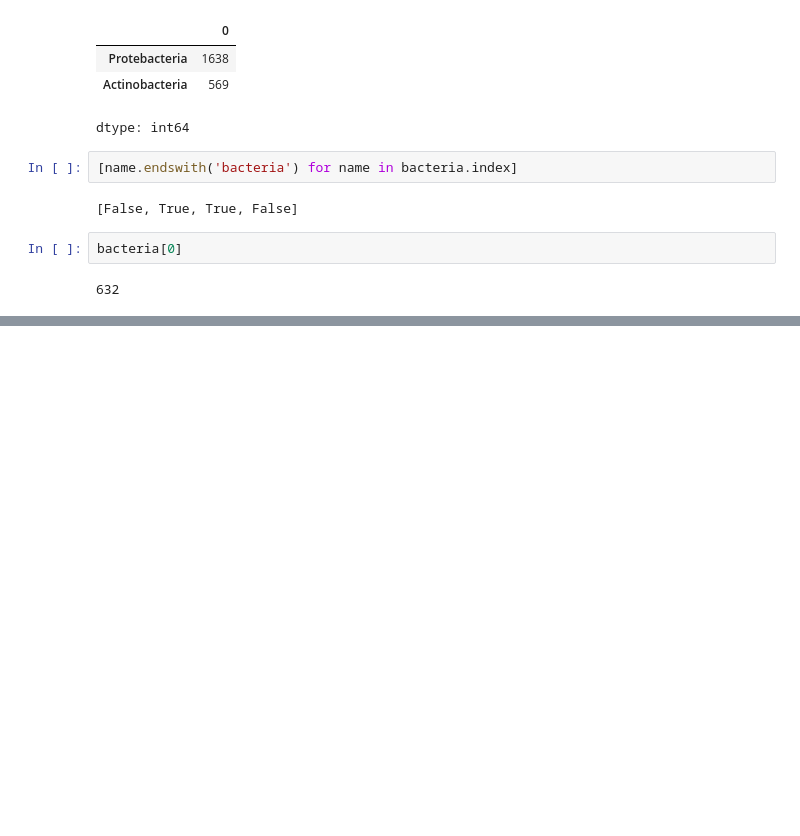
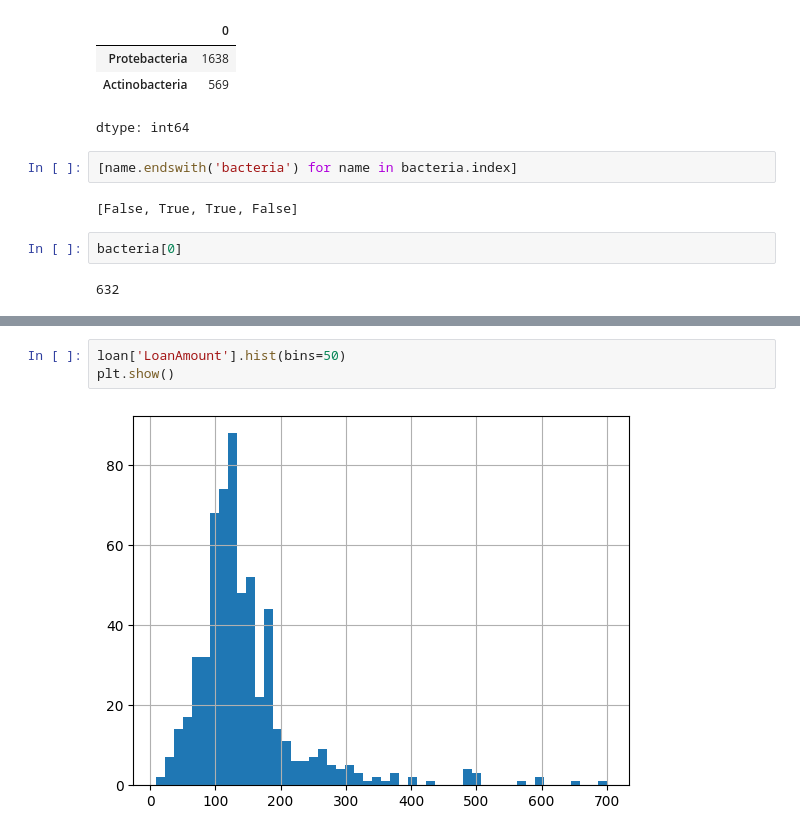
Before and after one commit to samariwa/artificial-intelligence-projects, a Jupyter notebook: lab2.ipynb, the cells around one changed output, grey strips where cells are left out. Drawn from its saved outputs; the diff is of its cells as text; blank space fills up the shorter version.

```diff
--- a/lab2.ipynb
+++ b/lab2.ipynb
@@ -53,0 +409,5 @@ FileNotFoundError: [Errno 2] No such file or directory: 'train.csv'
+# %%
+loan['LoanAmount'].hist(bins=50)
+plt.show()
+# %% [output]
+[figure, added]
```
Also changed, not shown: parts of 39 cells of this notebook.
